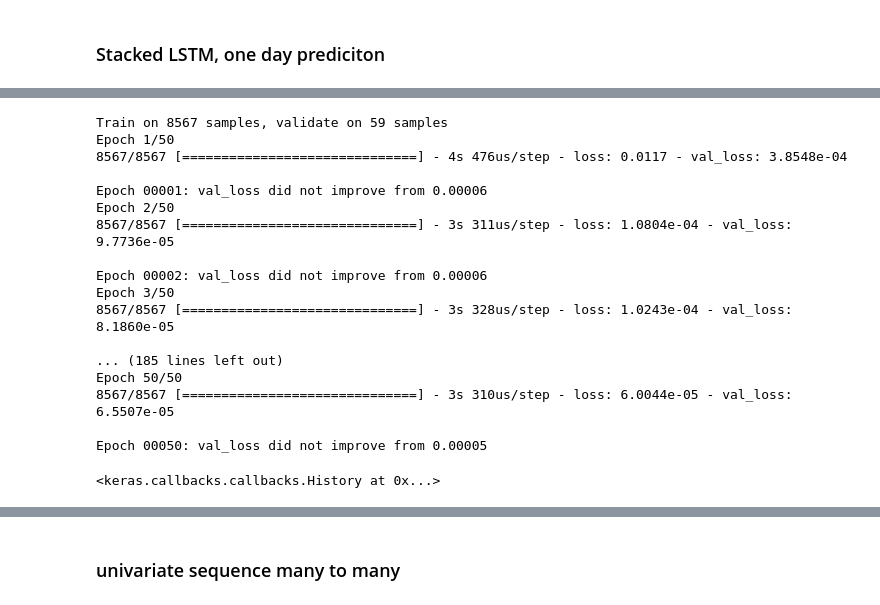
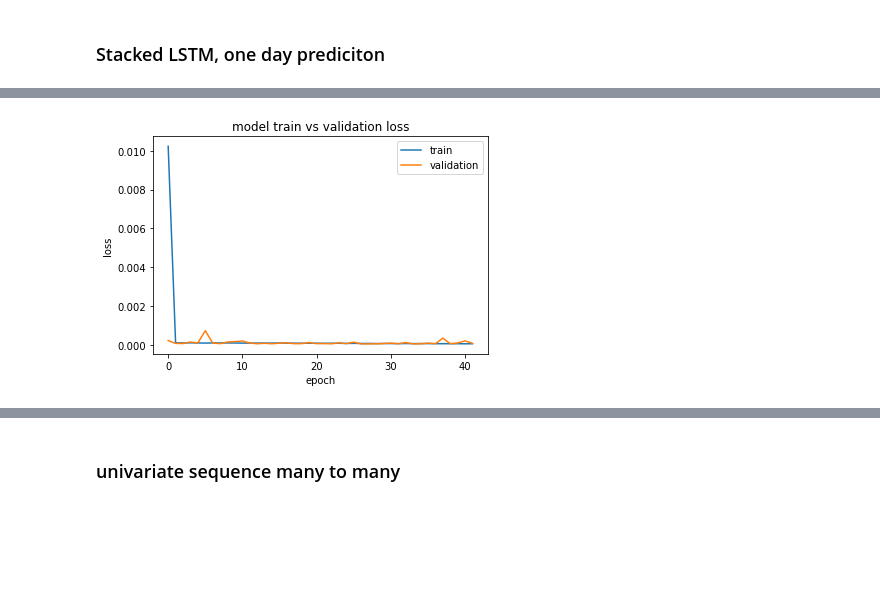
Before and after one commit to gjurcin/MacedoniaStockMarket, a Jupyter notebook: 30_days_prediction/mse_prediction_RNN_gjurcin.ipynb, the cells around one changed output, grey strips where cells are left out. Drawn from its saved outputs; the diff is of its cells as text; code cells hidden in the pictures; blank space fills up the shorter version.

```diff
--- a/30_days_prediction/mse_prediction_RNN_gjurcin.ipynb
+++ b/30_days_prediction/mse_prediction_RNN_gjurcin.ipynb
@@ -177,4 +189,7 @@ model.add(Dense(1))
 model.compile(optimizer='adam', loss='mse')
 # %%
 # fit model
-model.fit(X, y, epochs=200, verbose=1)
+history = model.fit(X_train, y_train,
+                    epochs=50,
+                    callbacks=my_callbacks,
+                    validation_data=[X_valid, y_valid])
@@ -181,25 +214,14 @@ model.fit(X, y, epochs=200, verbose=1)
-# %%
-# fit model
-model.fit(X_train, y_train, epochs=50, callbacks=my_callbacks, validation_data=[X_valid, y_valid])
-# %% [output]
-Train on 8567 samples, validate on 59 samples
-Epoch 1/50
-8567/8567 [==============================] - 4s 476us/step - loss: 0.0117 - val_loss: 3.8548e-04
-
-Epoch 00001: val_loss did not improve from 0.00006
-Epoch 2/50
-8567/8567 [==============================] - 3s 311us/step - loss: 1.0804e-04 - val_loss: 9.7736e-05
-
-Epoch 00002: val_loss did not improve from 0.00006
-Epoch 3/50
-8567/8567 [==============================] - 3s 328us/step - loss: 1.0243e-04 - val_loss: 8.1860e-05
-
-... (185 lines left out)
-Epoch 50/50
-8567/8567 [==============================] - 3s 310us/step - loss: 6.0044e-05 - val_loss: 6.5507e-05
-
-Epoch 00050: val_loss did not improve from 0.00005
-<keras.callbacks.callbacks.History at 0x...>
+# %%
+# plot train and validation loss
+plt.plot(history.history['loss'])
+plt.plot(history.history['val_loss'])
+plt.title('model train vs validation loss')
+plt.ylabel('loss')
+plt.xlabel('epoch')
+plt.legend(['train', 'validation'], loc='upper right')
+plt.show()
+# %% [output]
+[figure, added]
 # %%
 yhat = model.predict(X_test, verbose=0)
 # %%
```
Also changed, not shown: parts of 22 cells of this notebook, 10 other files.
